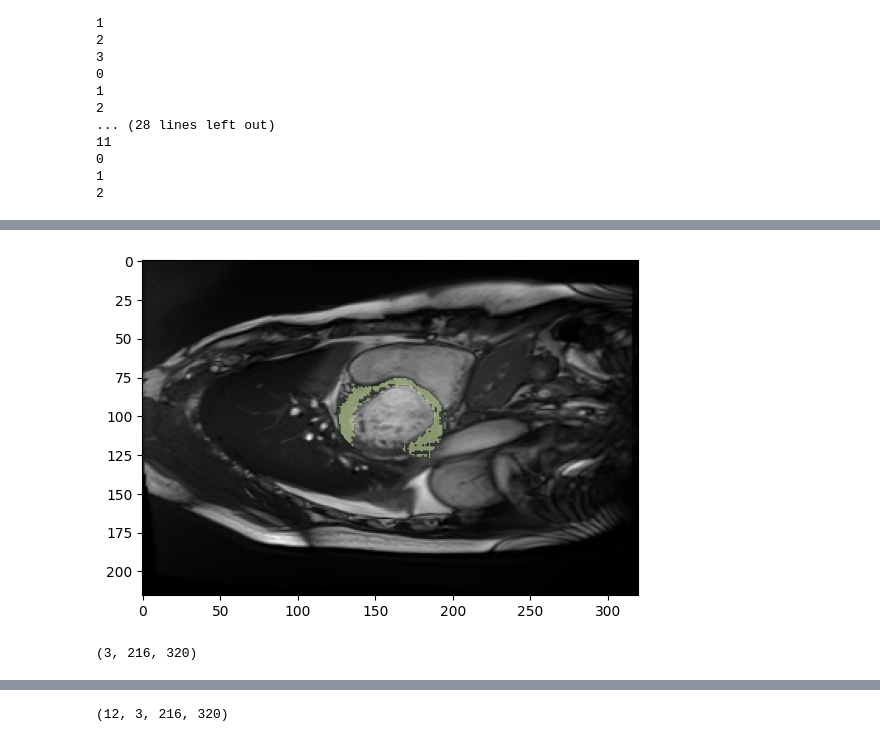
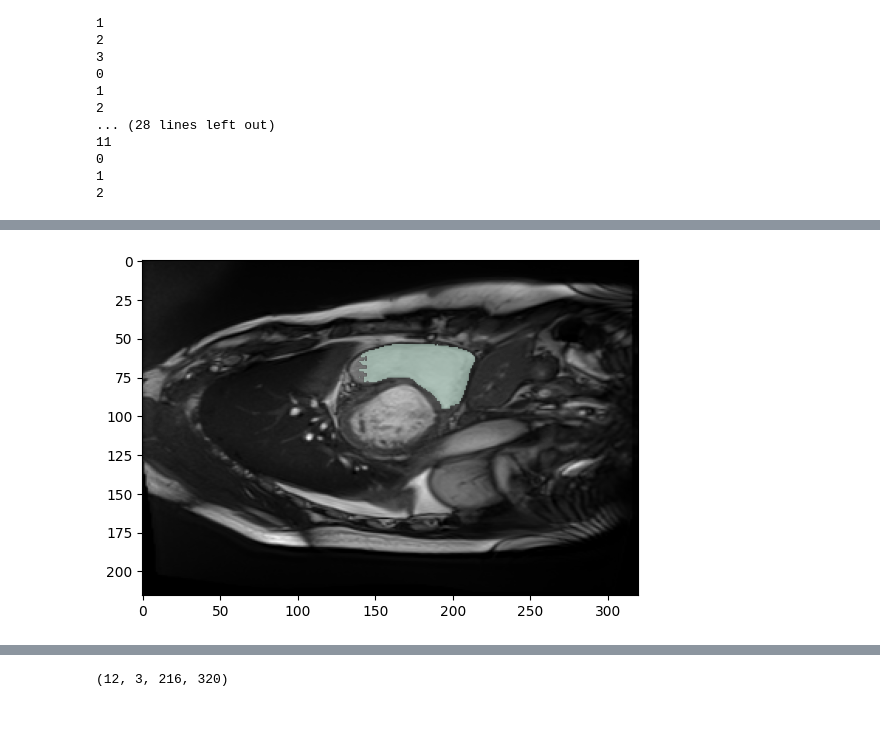
Before and after one commit to ThanhNguyen140/SAM_evaluation, a Jupyter notebook: thanh/sam_thanh.ipynb, the cells around one changed output, grey strips where cells are left out. Drawn from its saved outputs; the diff is of its cells as text; code cells hidden in the pictures.

```diff
--- a/thanh/sam_thanh.ipynb
+++ b/thanh/sam_thanh.ipynb
@@ -249,15 +232,10 @@ plt.show()
 # %%
 plt.imshow(image[:,:,1],cmap = "gray")
-show_mask(masks[1], plt.gca(),random_color = True)
+show_mask(masks[1,0,:,:], plt.gca(),random_color = True)
 plt.axis('on')
 plt.show()
 # %% [output]
-[figure, old version]
+[figure, new version]
-# %%
-m = np.concatenate(masks, axis = 0)
-m.shape
-# %% [output]
-(3, 216, 320)
 # %%
 points = np.concatenate((points_1,points_2,points_3))
 points.shape
```
Also changed, not shown: parts of 24 cells of this notebook, 1 other file.
